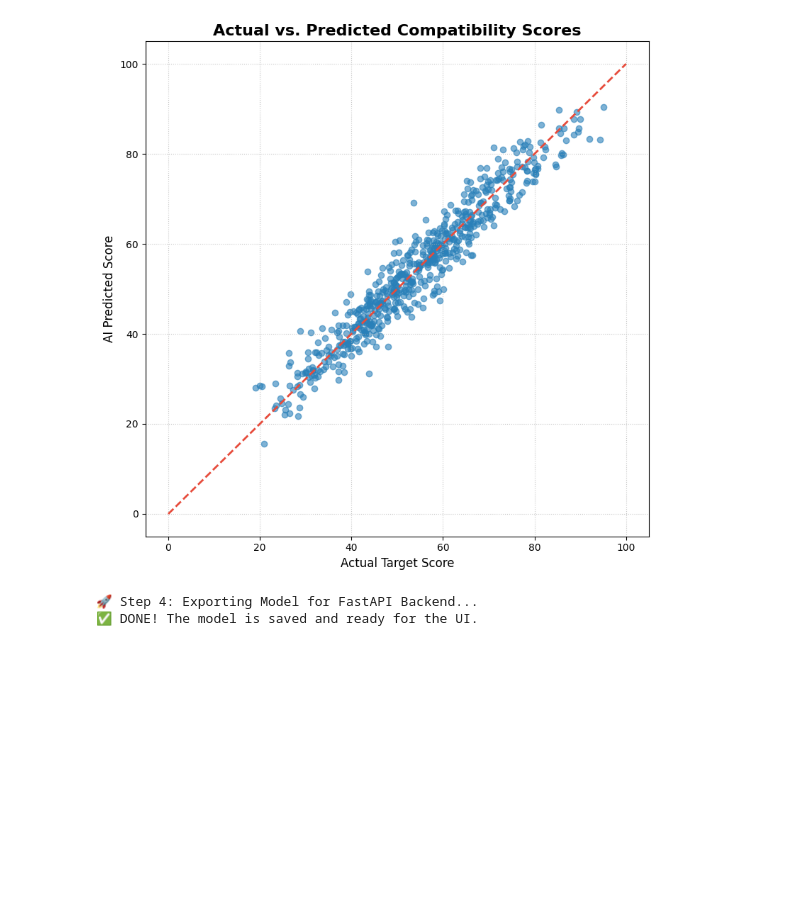
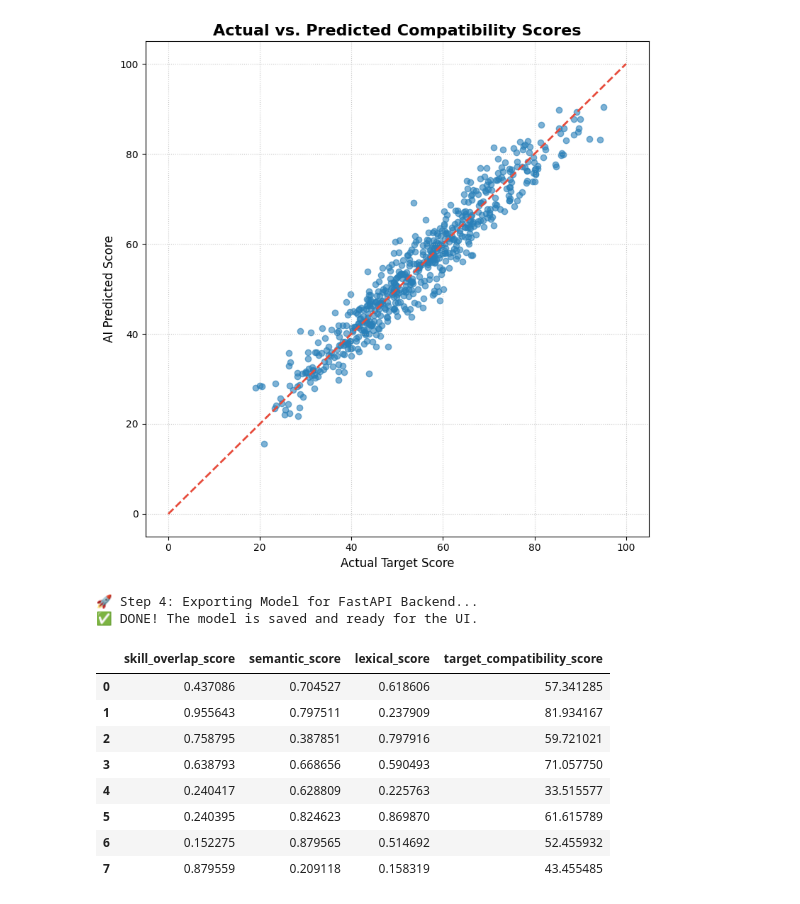
Before and after one commit to AnkithBinagekar/AI-Based-Resume-Analyzer-, a Jupyter notebook: backend/notebooks/model_evaluation.ipynb, the cells around one changed output. Saved outputs shown, nothing was run; the diff lists cells and outputs as text; code cells hidden in the pictures; blank space fills up the shorter version.

```diff
--- a/backend/notebooks/model_evaluation.ipynb
+++ b/backend/notebooks/model_evaluation.ipynb
@@ -96,3 +96,15 @@ print("✅ DONE! The model is saved and ready for the UI.")
 [figure]
 🚀 Step 4: Exporting Model for FastAPI Backend...
 ✅ DONE! The model is saved and ready for the UI.
+# %%
+df.head(8)
+# %% [output]
+|  | skill_overlap_score | semantic_score | lexical_score | target_compatibility_score |
+| 0 | 0.437086 | 0.704527 | 0.618606 | 57.341285 |
+| 1 | 0.955643 | 0.797511 | 0.237909 | 81.934167 |
+| 2 | 0.758795 | 0.387851 | 0.797916 | 59.721021 |
+| 3 | 0.638793 | 0.668656 | 0.590493 | 71.057750 |
+| 4 | 0.240417 | 0.628809 | 0.225763 | 33.515577 |
+| 5 | 0.240395 | 0.824623 | 0.869870 | 61.615789 |
+| 6 | 0.152275 | 0.879565 | 0.514692 | 52.455932 |
+| 7 | 0.879559 | 0.209118 | 0.158319 | 43.455485 |
```
Also changed, not shown: parts of 5 cells of this notebook, 5 other files.
